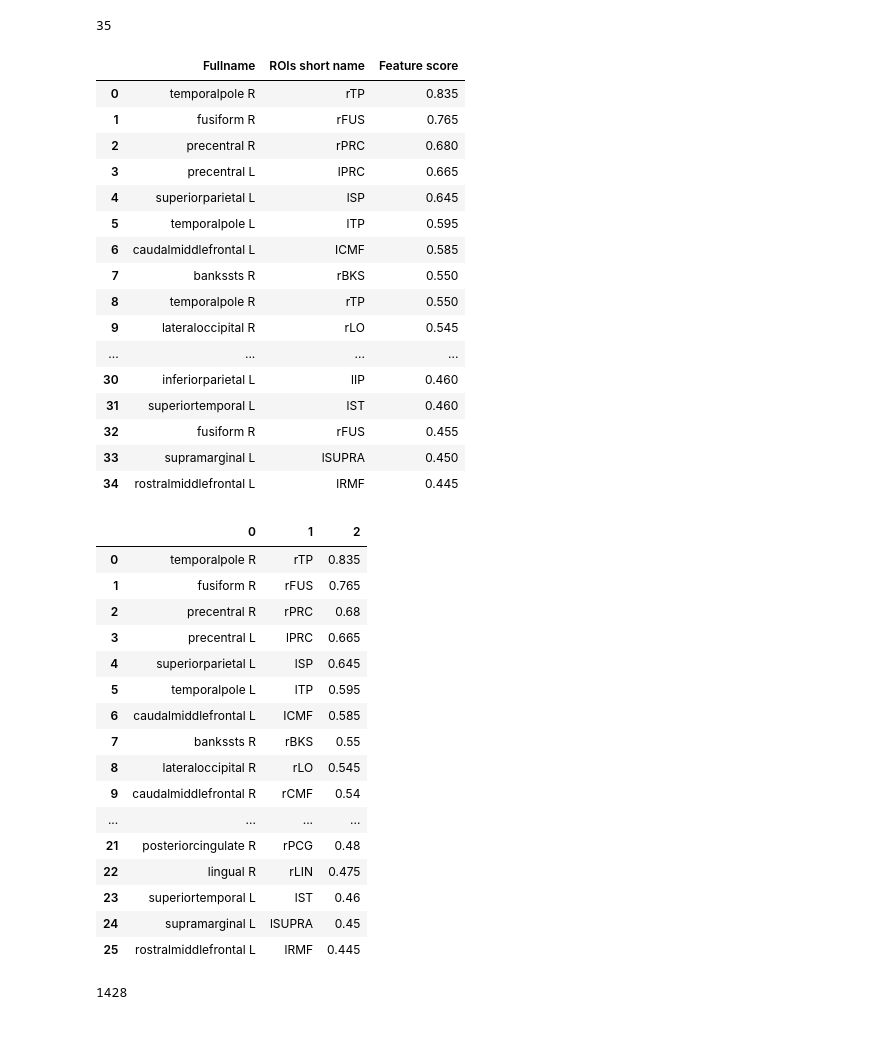
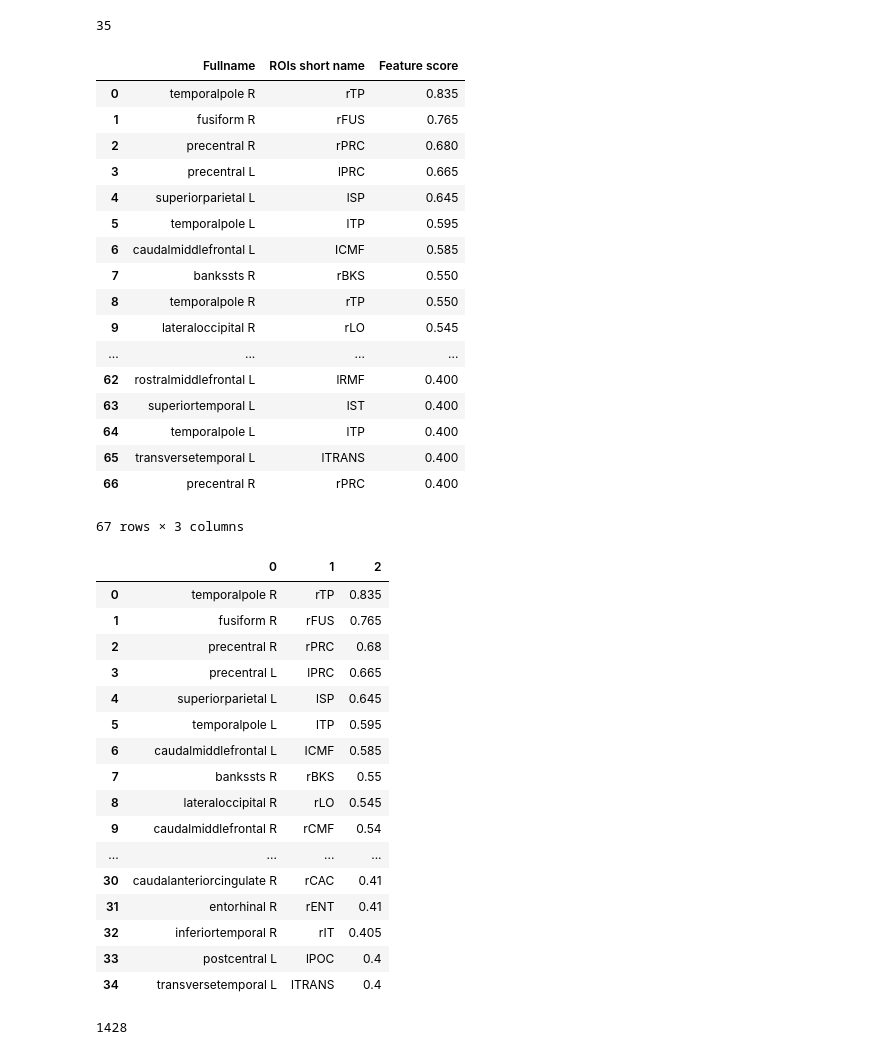
Before and after one commit to msultanmahmud/EEG_Analysis, a Jupyter notebook: Stability_selection_v1/StabilitySelection_clear_Ranking_feat_visual_same_th_v1.ipynb, the cells around one changed output. Drawn from its saved outputs; the diff is of its cells as text; code cells hidden in the pictures.

```diff
--- a/Stability_selection_v1/StabilitySelection_clear_Ranking_feat_visual_same_th_v1.ipynb
+++ b/Stability_selection_v1/StabilitySelection_clear_Ranking_feat_visual_same_th_v1.ipynb
@@ -757,7 +757,7 @@ cn=np.asarray(names) # converted as numpy.ndarray
 b= sorted(zip(map(lambda x: round(x, 4), clf.scores_), cn), reverse=True)
 # print b
 bb=np.asarray(b)
-# rakfe=bb[bb[:,0]>=Th_2_Bins[4]]
-rakfe=bb[bb[:,0]>=.4]
+rakfe=bb[bb[:,0]>=Th_2_Bins[4]]
+# rakfe=bb[bb[:,0]>=.4]
 ROIs=rakfe[:,1]%68
-# print ROIs
+print len(ROIs)
@@ -844,30 +846,31 @@ saa.columns=['short ROIs']
 sToprois=pd.DataFrame(saa.values)
 # print sToprois
 # %%
-nor1=35
+nor1=67
 sc=pd.DataFrame(bb[0:nor1,0])
 sn=pd.concat([Toprois,sToprois,sc],axis=1)
 sn.columns=['Fullname','ROIs short name', ' Feature score'] # sn: score and roi
 # ddd=pd.DataFrame(bb[0:16,0],sToprois)
 sn
 # %% [output]
 |  | Fullname | ROIs short name | Feature score |
 | 0 | temporalpole R | rTP | 0.835 |
 | 1 | fusiform R | rFUS | 0.765 |
 | 2 | precentral R | rPRC | 0.680 |
 | 3 | precentral L | lPRC | 0.665 |
 | 4 | superiorparietal L | lSP | 0.645 |
 | 5 | temporalpole L | lTP | 0.595 |
 | 6 | caudalmiddlefrontal L | ICMF | 0.585 |
 | 7 | bankssts R | rBKS | 0.550 |
 | 8 | temporalpole R | rTP | 0.550 |
 | 9 | lateraloccipital R | rLO | 0.545 |
 | ... | ... | ... | ... |
-| 30 | inferiorparietal L | lIP | 0.460 |
-| 31 | superiortemporal L | lST | 0.460 |
-| 32 | fusiform R | rFUS | 0.455 |
-| 33 | supramarginal L | lSUPRA | 0.450 |
-| 34 | rostralmiddlefrontal L | lRMF | 0.445 |
+| 62 | rostralmiddlefrontal L | lRMF | 0.400 |
+| 63 | superiortemporal L | lST | 0.400 |
+| 64 | temporalpole L | lTP | 0.400 |
+| 65 | transversetemporal L | lTRANS | 0.400 |
+| 66 | precentral R | rPRC | 0.400 |
+67 rows × 3 columns
 # %%
 allrois=sn.drop_duplicates(subset=['Fullname']) # Drop the duplicate name
 alluR=pd.DataFrame(allrois.values) #alluR is the unique ROIs
@@ -885,11 +888,11 @@ alluR
 | 8 | lateraloccipital R | rLO | 0.545 |
 | 9 | caudalmiddlefrontal R | rCMF | 0.54 |
 | ... | ... | ... | ... |
-| 21 | posteriorcingulate R | rPCG | 0.48 |
-| 22 | lingual R | rLIN | 0.475 |
-| 23 | superiortemporal L | lST | 0.46 |
-| 24 | supramarginal L | lSUPRA | 0.45 |
-| 25 | rostralmiddlefrontal L | lRMF | 0.445 |
+| 30 | caudalanteriorcingulate R | rCAC | 0.41 |
+| 31 | entorhinal R | rENT | 0.41 |
+| 32 | inferiortemporal R | rIT | 0.405 |
+| 33 | postcentral L | lPOC | 0.4 |
+| 34 | transversetemporal L | lTRANS | 0.4 |
 # %%
 # alluR.to_csv('Top14.csv')
 # %%
```
Also changed, not shown: parts of 6 cells of this notebook, 2 other files.
